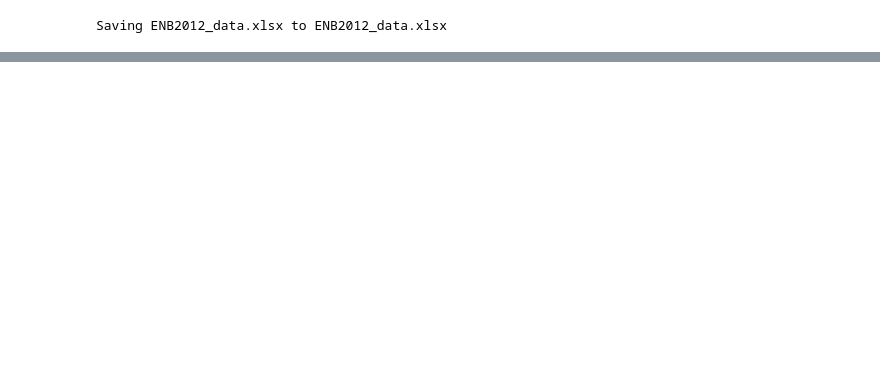
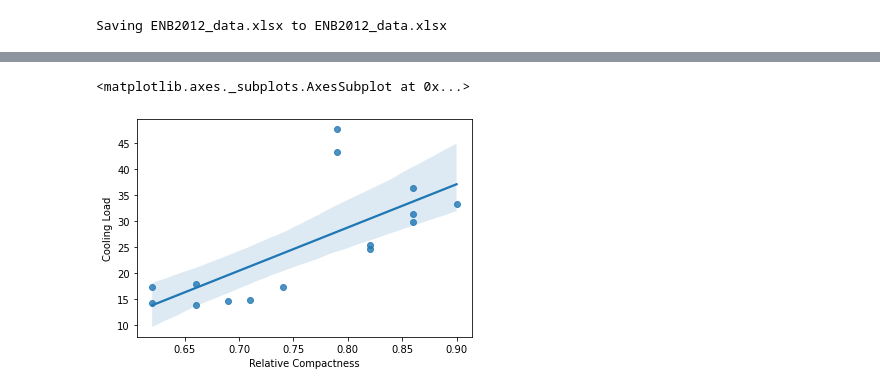
Before and after one commit to Njeri-Gitome/DS_Track, a Jupyter notebook: Machine_Learning_Regression.ipynb, the cells around one changed output, grey strips where cells are left out. Cells and saved outputs as stored; diff of their text form; code cells hidden in the pictures; blank space fills up the shorter version.

Commit message:
simple linear regression tutorial

```diff
--- a/Machine_Learning_Regression.ipynb
+++ b/Machine_Learning_Regression.ipynb
@@ -20,3 +20,17 @@ uploaded = files.upload()
 Saving ENB2012_data.xlsx to ENB2012_data.xlsx
 # %%
 df = pd.read_excel('ENB2012_data.xlsx')
+# %%
+#renaming columns
+columnNames ={'X1':'Relative Compactness',
+               'X2':'Surface Area',
+               'X3':'Wall Area',
+               'X4':'Roof Area',
+               'X5':'Overall Height',
+               'X6':'Orientation',
+               'X7':'Glazing Area',
+               'X8':'Glazing Area Distribution',
+               'Y1':'Heating Load',
+               'Y2':'Cooling Load'}
+
+df = df.rename(columns = columnNames)
@@ -22,0 +46,5 @@ df = pd.read_excel('ENB2012_data.xlsx')
+# %%
+#Select a sample of the dataset
+
+simpleLinearRegressionDF =df[['Relative Compactness','Cooling Load']].sample(15, random_state = 2)
+simpleLinearRegressionDF
@@ -22,0 +68,8 @@ df = pd.read_excel('ENB2012_data.xlsx')
+# %%
+#regression plot
+sns.regplot(x='Relative Compactness',
+            y ='Cooling Load',
+            data = simpleLinearRegressionDF)
+# %% [output]
+<matplotlib.axes._subplots.AxesSubplot at 0x...>
+[figure, added]
```
Also changed, not shown: parts of 3 cells of this notebook.
